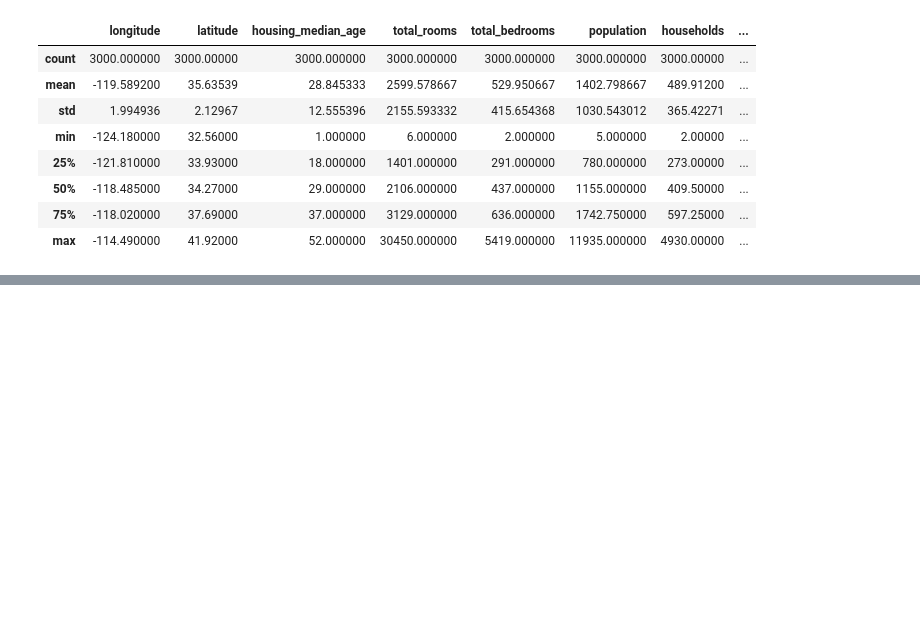
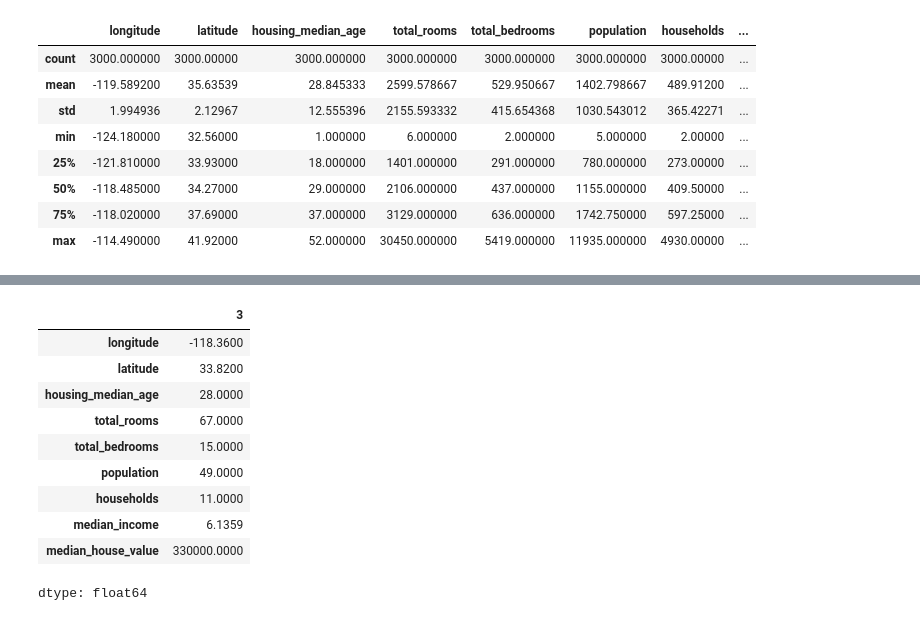
Before and after one commit to haneefSaeed/Machine-Learning, a Jupyter notebook: 2_Pendas_Basics_in_Python.ipynb, the cells around one changed output, grey strips where cells are left out. Drawn from its saved outputs; the diff is of its cells as text; code cells hidden in the pictures; blank space fills up the shorter version.

```diff
--- a/2_Pendas_Basics_in_Python.ipynb
+++ b/2_Pendas_Basics_in_Python.ipynb
@@ -251,0 +303,16 @@ dataset.describe()
+# %%
+## print a speicif row
+
+dataset.iloc[2] ## third row
+# %% [output]
+|  | 3 |
+| longitude | -118.3600 |
+| latitude | 33.8200 |
+| housing_median_age | 28.0000 |
+| total_rooms | 67.0000 |
+| total_bedrooms | 15.0000 |
+| population | 49.0000 |
+| households | 11.0000 |
+| median_income | 6.1359 |
+| median_house_value | 330000.0000 |
+dtype: float64
```
Also changed, not shown: parts of 11 cells of this notebook.
